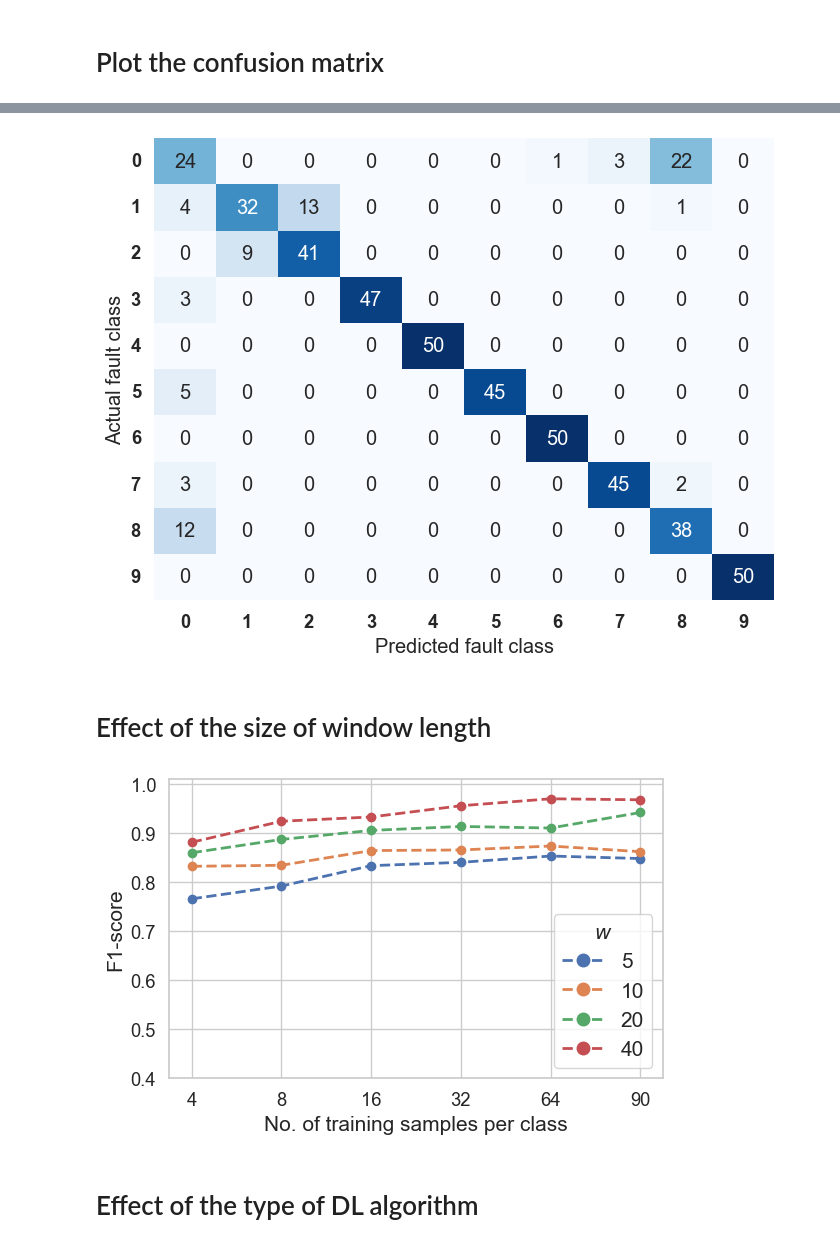
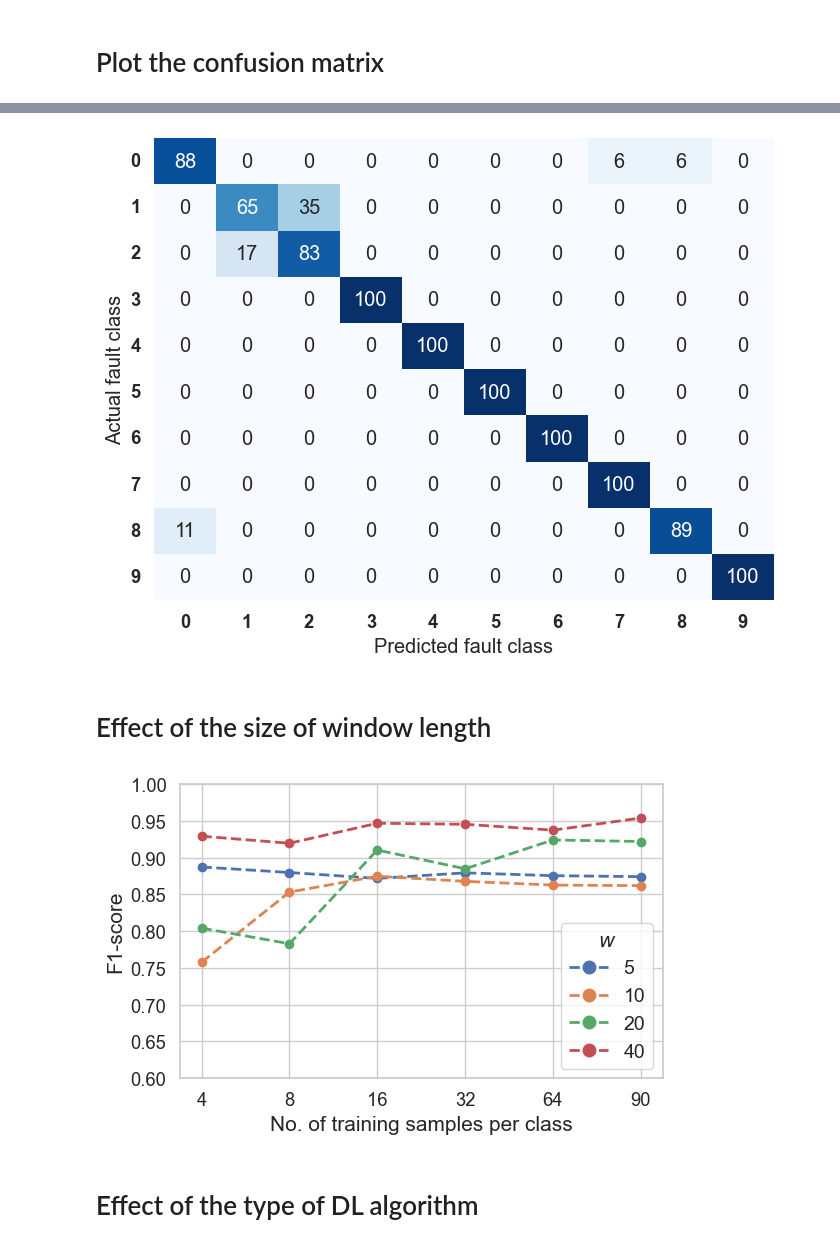
Before and after one commit to mohan696matlab/SSL_based_Hybrid_FDI, a Jupyter notebook: Plots_paper.ipynb, the cells around one changed output, grey strips where cells are left out. Cells and saved outputs as stored; diff of their text form; code cells hidden in the pictures.

```diff
--- a/Plots_paper.ipynb
+++ b/Plots_paper.ipynb
@@ -398,7 +258,7 @@ plt.show()
 ## Raw data
 # %%
 data =  pd.read_csv('Electrolyzer_faults.csv')
-X,Y,Z = sliding_window(data, window_size=10, stride=1)
+X,Y,Z = sliding_window(data, window_size=40, stride=1)
 
 from sklearn.preprocessing import StandardScaler
 sc= StandardScaler()
@@ -407,7 +267,7 @@ X_sc=sc.fit_transform(X.reshape(-1,X.shape[2])).reshape(X.shape)
 from sklearn.decomposition import PCA
 from sklearn.manifold import TSNE
 
-x_before_training,y_before_training,z_before_training = resample(X_sc,Y,Z,50)
+x_before_training,y_before_training,z_before_training = Resample(X_sc,Y,Z,50)
 
 from sklearn.manifold import TSNE
 t_sne = TSNE(n_components=2,perplexity=20)
@@ -419,7 +279,7 @@ x_before_training = t_sne.fit_transform(x_before_training.reshape(len(x_before_t
 # Split data ito train and test
 x_train, x_test, z_train, z_test = train_test_split(X_sc, Z, test_size=0.3)
 # Pretraining of the DL model using psuedo labels
-dl_model = DeepLearningModel(x_train, z_train,last_layer_activn='sigmoid',loss_fn='binary_crossentropy')
+dl_model = DeepLearningModel(x_train, z_train,last_layer_activation='sigmoid',loss_fn='binary_crossentropy')
 early_stop = EarlyStopping(monitor='val_loss', patience=10, restore_best_weights=True)
 # Train the model with 20 epochs and batch size of 32, using the early stopping callback
 history = dl_model.fit(x_train, z_train, epochs=200, batch_size=256, validation_data=(x_test, z_test), callbacks=[early_stop],verbose=0)
@@ -427,7 +287,7 @@ history = dl_model.fit(x_train, z_train, epochs=200, batch_size=256, validation_
 #Get the embedding Layer
 intermediate_model = Model(inputs=dl_model.input,outputs=dl_model.layers[-3].output)
 # Convert all X_sc into X_emd
-x_pre_training,y_pre_training,_ = resample(X_sc,Y,Z,50)
+x_pre_training,y_pre_training,_ = Resample(X_sc,Y,Z,50)
 x_pre_training = intermediate_model.predict(x_pre_training)
 
 # Converting to 2d for visualization
@@ -457,19 +319,19 @@ plt.show()
 ## Fine Tuned Model
 # %%
 # OHE of target
-samples = 32
+samples = 8
 
 ohe = OneHotEncoder(sparse=False)
 Y_ohe = ohe.fit_transform(Y.reshape(-1,1))
 
-x_train,y_train,_ = resample(X_sc,Y,Z,samples)
+x_train,y_train,_ = Resample(X_sc,Y,Z,samples)
 y_train = ohe.transform(y_train.reshape(-1,1))
 
-fine_tuned_model,history1,history2 = FineTunedModel(dl_model,x_train,y_train,X_sc,Y_ohe)
+fine_tuned_model = FineTunedModel(dl_model,x_train,y_train,X_sc,Y_ohe)
 # get the intermediate layer outpur (embeddings)
 intermediate_finetuned_model = Model(inputs=fine_tuned_model.input,outputs=fine_tuned_model.layers[-2].output)
 # Convert all X_sc into X_emd
-x_fine_tuning,y_fine_tuning,_ = resample(X_sc,Y,Z,50)
+x_fine_tuning,y_fine_tuning,_ = Resample(X_sc,Y,Z,50)
 x_fine_tuning = intermediate_finetuned_model.predict(x_fine_tuning)
 
 # Converting to 2d for visualization
@@ -479,17 +340,0 @@ x_fine_tuning = t_sne.fit_transform(x_fine_tuning)
-# %%
-sns.set_style("whitegrid")
-# Plot the line plot
-fig, ax = plt.subplots(figsize=(5,2))
-ax.plot(history1.history['loss'], label='Training Loss')
-ax.plot(history1.history['val_loss'], label='Testing Loss')
-ax.set_xlabel('No. of iterations',fontsize=12)
-ax.set_ylabel('Loss',fontsize=12)
-# ax.set_title('Line Plot of Dataset Size vs. Win Length')
-ax.legend(markerscale=1.5,loc='upper right',fontsize=12)
-# ax.set_ylim([0.4,1.01])
-
-plt.tight_layout()
-# Increase DPI and save the figure
-fig.savefig('Plots/FinetuningLossVsepoch.pdf', dpi=300)
-# Display the plot
-plt.show()
@@ -588,7 +431,7 @@ def Cascade_Hybrid_FDI(Z,y_pred):
 # 50 samples is used as 20% of validation data
 from sklearn.metrics import confusion_matrix
 
-x_fine_tuning,y_fine_tuning,z_resampled = resample(X_sc, Y, Z, 50)
+x_fine_tuning,y_fine_tuning,z_resampled = Resample(X_sc, Y, Z, 100)
 y_pred_fn = fine_tuned_model.predict(x_fine_tuning)
 y_pred_fn = ohe.inverse_transform(y_pred_fn)
 y_pred_fn = Cascade_Hybrid_FDI(z_resampled,y_pred_fn)
@@ -614,4 +458,4 @@ plt.show()
-[figure, old version]
+[figure, new version]
 # %% [markdown]
 # Effect of the size of window length
 # %%
@@ -628,8 +472,8 @@ for row in range(len(df)):
 ax.set_xlabel('No. of training samples per class',fontsize=15)
 ax.set_ylabel('F1-score',fontsize=15)
 # ax.set_title('Line Plot of Dataset Size vs. Win Length')
-ax.legend(markerscale=1.5,loc='lower right',title='$w$',fontsize=15)
-ax.set_ylim([0.4,1.01])
+ax.legend(markerscale=1.5,loc='lower right',title='$w$',fontsize=14)
+ax.set_ylim([0.6,1])
 
 plt.tight_layout()
 # Increase DPI and save the figure
@@ -637,7 +481,7 @@ fig.savefig('Plots/effect_of_window_length.pdf', dpi=300)
 # Display the plot
 plt.show()
 # %% [output]
-[figure, old version]
+[figure, new version]
 # %% [markdown]
 # Effect of the type of DL algorithm
 # %%
```
Also changed, not shown: parts of 21 cells of this notebook, 21 other files.
